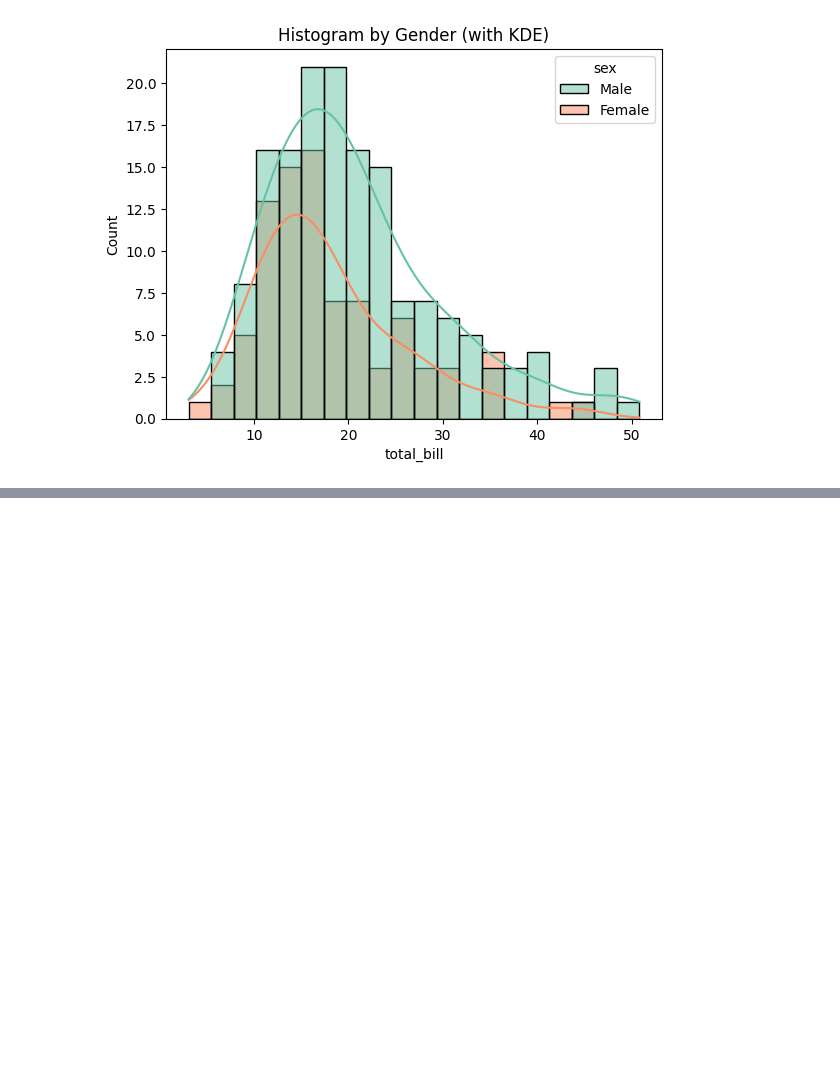
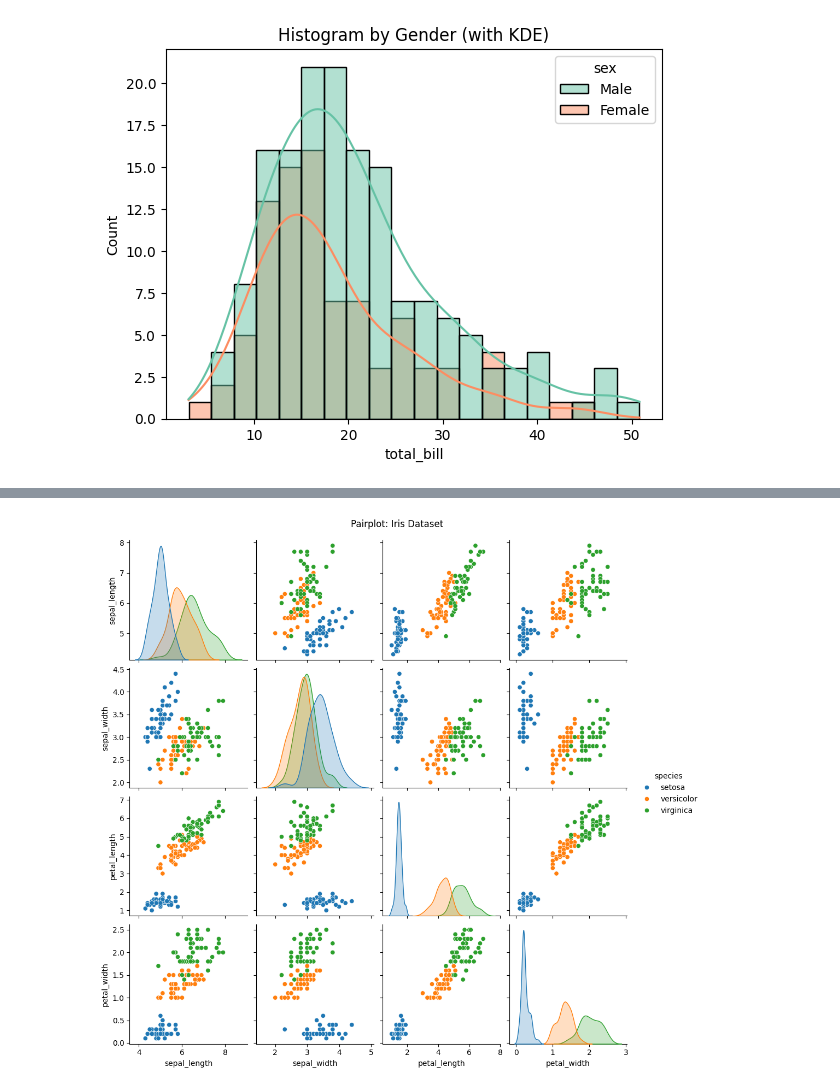
Before and after one commit to sh1vam31/Complete_DataScience, a Jupyter notebook: Seaborn.ipynb, the cells around one changed output, grey strips where cells are left out. Drawn from its saved outputs; the diff is of its cells as text; code cells hidden in the pictures; blank space fills up the shorter version.

Commit message:
pairplot()

```diff
--- a/Seaborn.ipynb
+++ b/Seaborn.ipynb
@@ -203,0 +252,4 @@ plt.show()
+# %%
+# Pairwise relationships for multiple columns
+iris = sns.load_dataset("iris")
+iris
@@ -203,0 +270,6 @@ plt.show()
+# %%
+sns.pairplot(iris, hue="species")
+plt.suptitle("Pairplot: Iris Dataset", y=1.02)
+plt.show()
+# %% [output]
+[figure, added]
```
Also changed, not shown: parts of 10 cells of this notebook.
